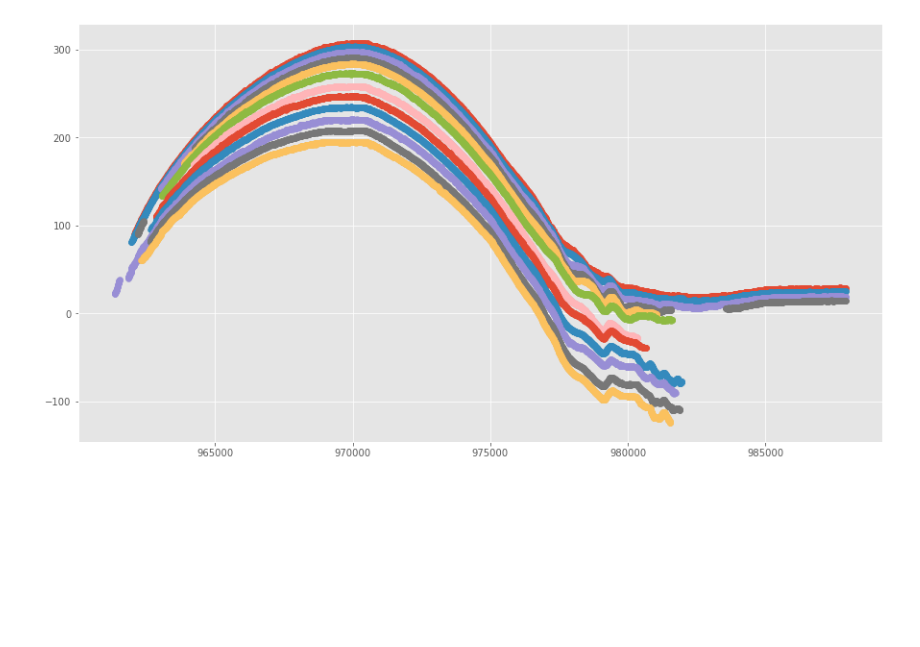
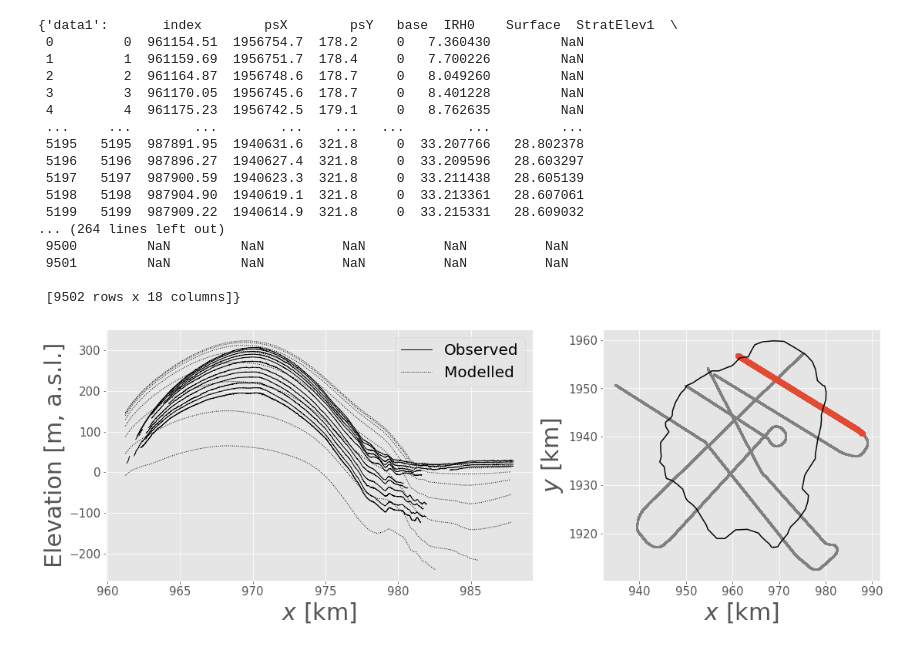
Before and after one commit to henryclara/DerwaelAccompanyingCode, a Jupyter notebook: StratigraphyComparison.ipynb, the cells around one changed output. Saved outputs shown, nothing was run; the diff lists cells and outputs as text; code cells hidden in the pictures; blank space fills up the shorter version.

```diff
--- a/StratigraphyComparison.ipynb
+++ b/StratigraphyComparison.ipynb
@@ -17,6 +17,34 @@ style.use('ggplot') or plt.style.use('ggplot')
 # %%
 # Read in the observed stratigraphy data
 
-dfs = {}
+radardata = {}
 for i in range(1,8):
-    dfs['data' + str(i)] = pd.read_csv('../Data/AdjustedRadarStatigraphy/RadarSegment' + str(i) + '.csv', sep=",")
+    radardata['data' + str(i)] = pd.read_csv('../Data/AdjustedRadarStatigraphy/Observed/RadarSegment' + str(i) + '.csv', sep=",")
+radardata
+# %% [output]
+{'data1':       index        psX        psY   base  IRH0    Surface  StratElev1  \
+ 0         0  961154.51  1956754.7  178.2     0   7.360430         NaN
+ 1         1  961159.69  1956751.7  178.4     0   7.700226         NaN
+ 2         2  961164.87  1956748.6  178.7     0   8.049260         NaN
+ 3         3  961170.05  1956745.6  178.7     0   8.401228         NaN
+ 4         4  961175.23  1956742.5  179.1     0   8.762635         NaN
+ ...     ...        ...        ...    ...   ...        ...         ...
+ 5195   5195  987891.95  1940631.6  321.8     0  33.207766   28.802378
+ 5196   5196  987896.27  1940627.4  321.8     0  33.209596   28.603297
+ 5197   5197  987900.59  1940623.3  321.8     0  33.211438   28.605139
+ 5198   5198  987904.90  1940619.1  321.8     0  33.213361   28.607061
+ 5199   5199  987909.22  1940614.9  321.8     0  33.215331   28.609032
+... (264 lines left out)
+ 9500         NaN         NaN          NaN          NaN          NaN
+ 9501         NaN         NaN          NaN          NaN          NaN
+
+ [9502 rows x 18 columns]}
+# %%
+# Read in the full radar lines
+
+dataXY = pd.read_csv('../Data/AdjustedRadarStatigraphy/DepthAdjustedStratigraphyElevation.csv', sep=",")
+
+# Record the corss-section index ranges
+
+CSs = {'CS1' : [0, 5200], 'CS2' : [6200, 12000], 'CS3' : [12100, 15500], 'CS4' : [17500, 22700], \
+       'CS5' : [25000, 32500], 'CS6' : [32700, 40000], 'CS7' : [41700, 51500]}
@@ -23,8 +68,38 @@ for i in range(1,8):
+# %%
+# Define the ages
+
+ages = [10, 20, 40, 80, 160, 320, 640, 1280, 5120]
+#ages = [0, 50, 100, 150, 200, 250, 300, 350, 400, 450, 500, 550, 600, 650, 700]
 # %%
 # Plot the first set of data
 
-fig, ax = plt.subplots(1,1, figsize=(15, 8))
+fig, ax = plt.subplots(1, 2, figsize=(18, 6), gridspec_kw={'width_ratios': [2, 1.3]})
 for i in range(1,13):
-    ax.scatter(dfs['data1']['psX'], dfs['data1']['StratElev' + str(i)])
+    ax[0].plot(radardata['data1']['psX']/1000, radardata['data1']['StratElev' + str(i)], color='black', linewidth=1)
+ax[0].plot(radardata['data1']['psX']/1000, radardata['data1']['StratElev' + str(i)], color='black', linewidth=1, label = 'Observed')
+
+for i in ages:
+    data = pd.read_csv('../Data/AdjustedRadarStatigraphy/BeforedsdtAdjustment/ModelledSegment1.csv', sep=",")
+    df = data.loc[data['age'] == i]
+    df = df.sort_values(by='Points:0')
+    ax[0].plot(df['Points:0']/1000, df['Points:2'], color='black', linestyle='dotted', linewidth=1)
+ax[0].plot(df['Points:0']/1000, df['Points:2'], color='black', linestyle='dotted', linewidth=1, label = 'Modelled')
+# Plot the radar lines in the horizontal
+
+i = 1
+
+ax[1].scatter(dataXY['psX']/1000, dataXY['psY']/1000, s=5, color='grey')
+ax[1].scatter(dataXY['psX'][CSs['CS' + str(i)][0]:CSs['CS' + str(i)][1]]/1000, dataXY['psY'][CSs['CS' + str(i)][0]:CSs['CS' + str(i)][1]]/1000)
+ax[1].plot(hull_pts[0], hull_pts[1], color='black')
+
+ax[0].set_xlabel('$x$ [km]', fontsize = 30)
+ax[0].set_ylabel('Elevation [m, a.s.l.]', fontsize = 30)
+ax[0].tick_params(axis='both', which='major', labelsize=15)
+ax[0].legend(fontsize = 20)
+ax[1].set_xlabel('$x$ [km]', fontsize = 30)
+ax[1].set_ylabel('$y$ [km]', fontsize = 30)
+ax[1].tick_params(axis='both', which='major', labelsize=15)
+
+fig.savefig('../Figures/StratigraphyComparison/StratigraphyComparison' + str(i) + '.jpg', format='jpg', dpi=700, bbox_inches = "tight")
 # %% [output]
-[figure, old version]
+[figure, new version]
```
Also changed, not shown: parts of 9 cells of this notebook, 43 other files.
